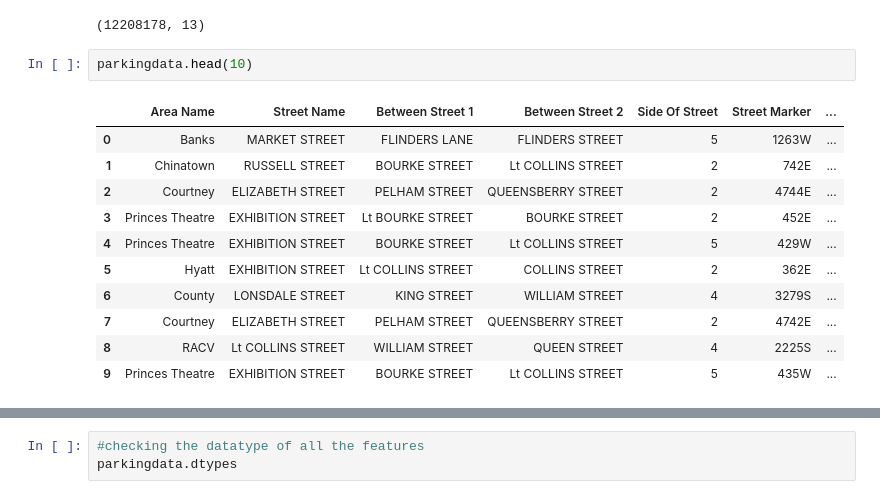
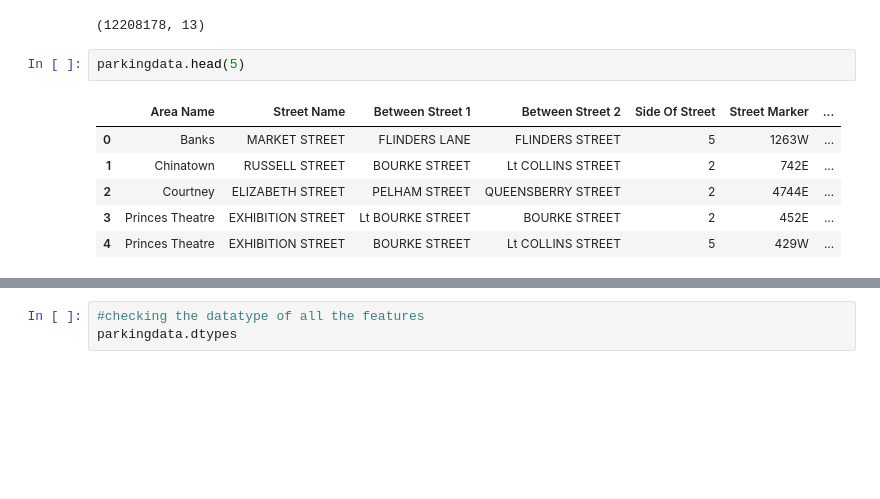
Before and after one commit to s3660851/Group-7, a Jupyter notebook: ProgrammingProject.ipynb, the cells around one changed output, grey strips where cells are left out. Saved outputs shown, nothing was run; the diff lists cells and outputs as text; blank space fills up the shorter version.

```diff
--- a/ProgrammingProject.ipynb
+++ b/ProgrammingProject.ipynb
@@ -22,17 +15,12 @@ parkingdata.shape
 # %% [output]
 (12208178, 13)
 # %%
-parkingdata.head(10)
+parkingdata.head(5)
 # %% [output]
 |  | Area Name | Street Name | Between Street 1 | Between Street 2 | Side Of Street | Street Marker | ... |
 | 0 | Banks | MARKET STREET | FLINDERS LANE | FLINDERS STREET | 5 | 1263W | ... |
 | 1 | Chinatown | RUSSELL STREET | BOURKE STREET | Lt COLLINS STREET | 2 | 742E | ... |
 | 2 | Courtney | ELIZABETH STREET | PELHAM STREET | QUEENSBERRY STREET | 2 | 4744E | ... |
 | 3 | Princes Theatre | EXHIBITION STREET | Lt BOURKE STREET | BOURKE STREET | 2 | 452E | ... |
 | 4 | Princes Theatre | EXHIBITION STREET | BOURKE STREET | Lt COLLINS STREET | 5 | 429W | ... |
-| 5 | Hyatt | EXHIBITION STREET | Lt COLLINS STREET | COLLINS STREET | 2 | 362E | ... |
-| 6 | County | LONSDALE STREET | KING STREET | WILLIAM STREET | 4 | 3279S | ... |
-| 7 | Courtney | ELIZABETH STREET | PELHAM STREET | QUEENSBERRY STREET | 2 | 4742E | ... |
-| 8 | RACV | Lt COLLINS STREET | WILLIAM STREET | QUEEN STREET | 4 | 2225S | ... |
-| 9 | Princes Theatre | EXHIBITION STREET | BOURKE STREET | Lt COLLINS STREET | 5 | 435W | ... |
 # %%
```
Also changed, not shown: parts of 16 cells of this notebook.
